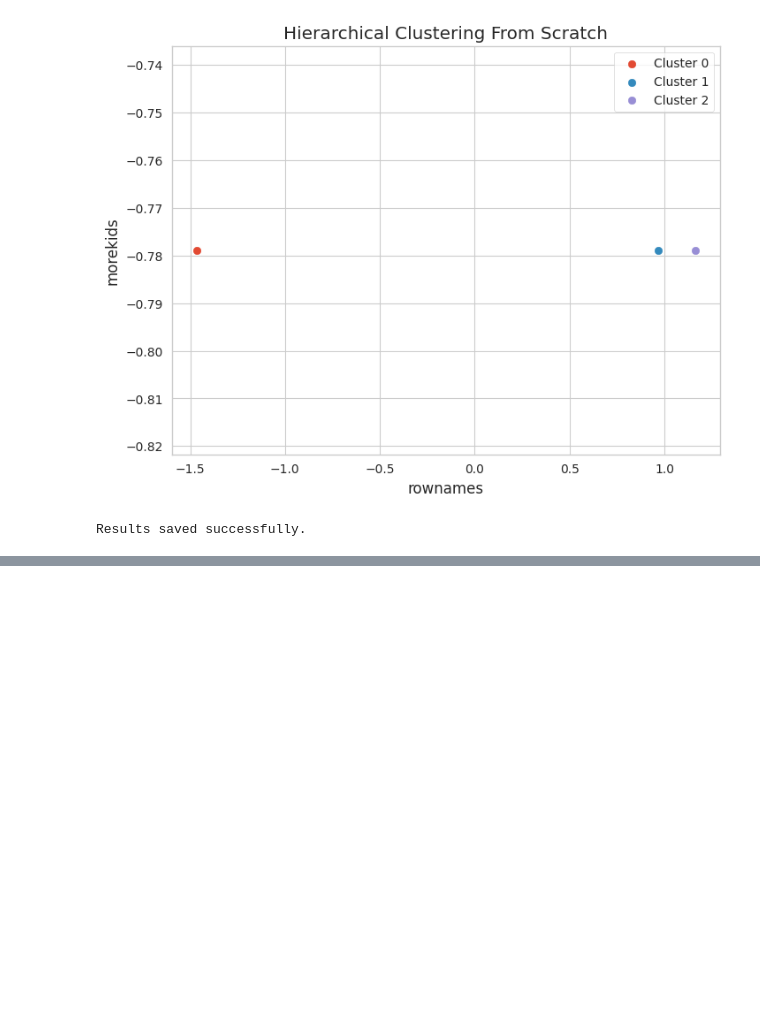
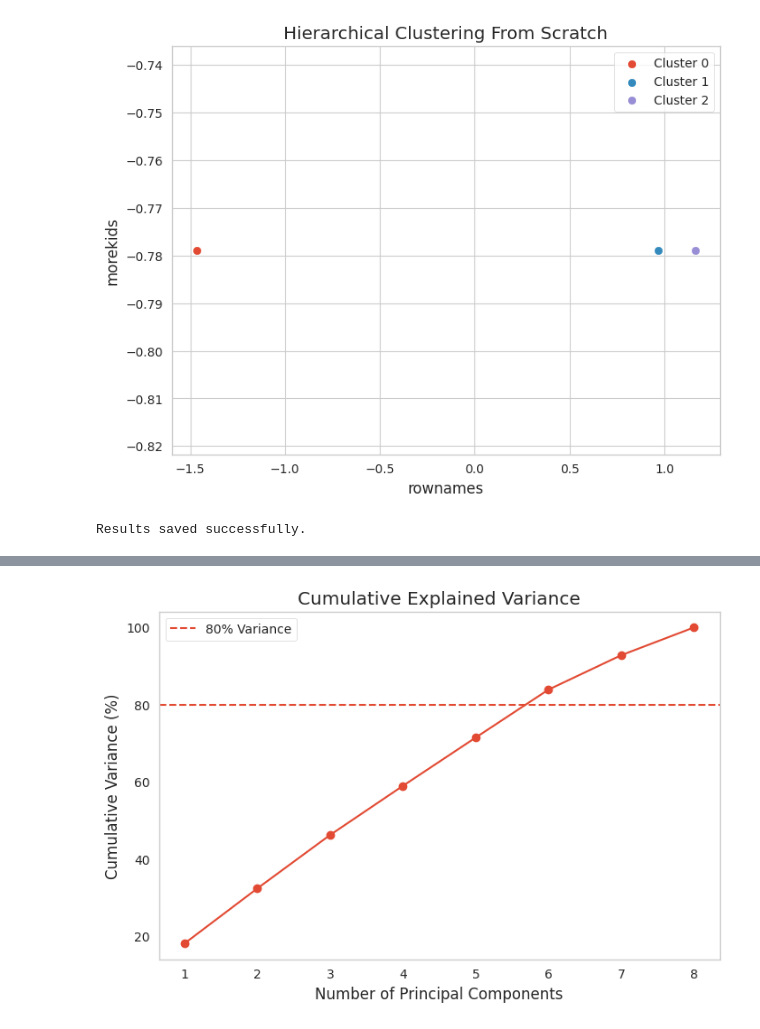
Before and after one commit to Shivankar7/Shivankar-Sinha, a Jupyter notebook: Shivankar_sinha_23BDS0026_EDA_Fertility_Dataset.ipynb, the cells around one changed output, grey strips where cells are left out. Saved outputs shown, nothing was run; the diff lists cells and outputs as text; code cells hidden in the pictures; blank space fills up the shorter version.

```diff
--- a/Shivankar_sinha_23BDS0026_EDA_Fertility_Dataset.ipynb
+++ b/Shivankar_sinha_23BDS0026_EDA_Fertility_Dataset.ipynb
@@ -1020,0 +1260,21 @@ Results saved successfully.
+# %%
+explained_variance = pca.explained_variance_ratio_
+
+cumulative_variance = np.cumsum(explained_variance)
+
+pca_table = pd.DataFrame({
+    'Principal Component': [
+        f'PC{i+1}' for i in range(len(explained_variance))
+    ],
+    'Eigenvalue': pca.explained_variance_,
+    'Explained Variance (%)': explained_variance * 100,
+    'Cumulative Variance (%)': cumulative_variance * 100
+})
+
+display(pca_table)
+
+print("\nNumber of components required for 80% variance:")
+
+n_components = np.argmax(cumulative_variance >= 0.80) + 1
+
+print(n_components)
@@ -1020,0 +1316,21 @@ Results saved successfully.
+# %%
+plt.figure(figsize=(8, 5))
+
+plt.plot(
+    range(1, len(cumulative_variance) + 1),
+    cumulative_variance * 100,
+    marker='o'
+)
+
+plt.axhline(y=80, linestyle='--', label='80% Variance')
+
+plt.title("Cumulative Explained Variance")
+plt.xlabel("Number of Principal Components")
+plt.ylabel("Cumulative Variance (%)")
+
+plt.legend()
+plt.grid()
+
+plt.show()
+# %% [output]
+[figure, added]
```
Also changed, not shown: parts of 22 cells of this notebook.
